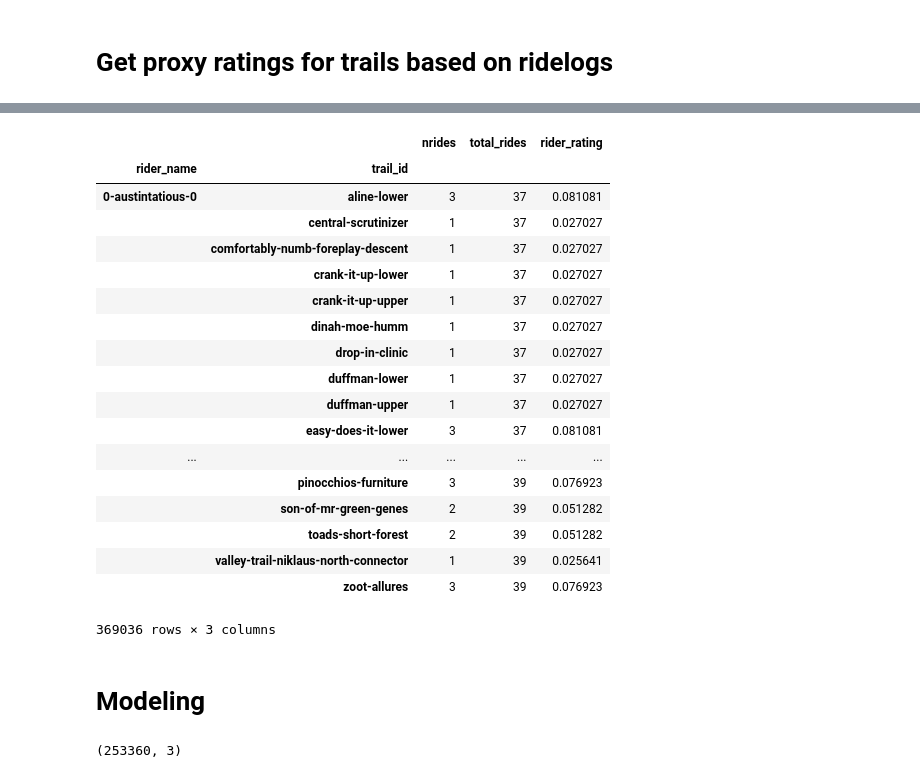
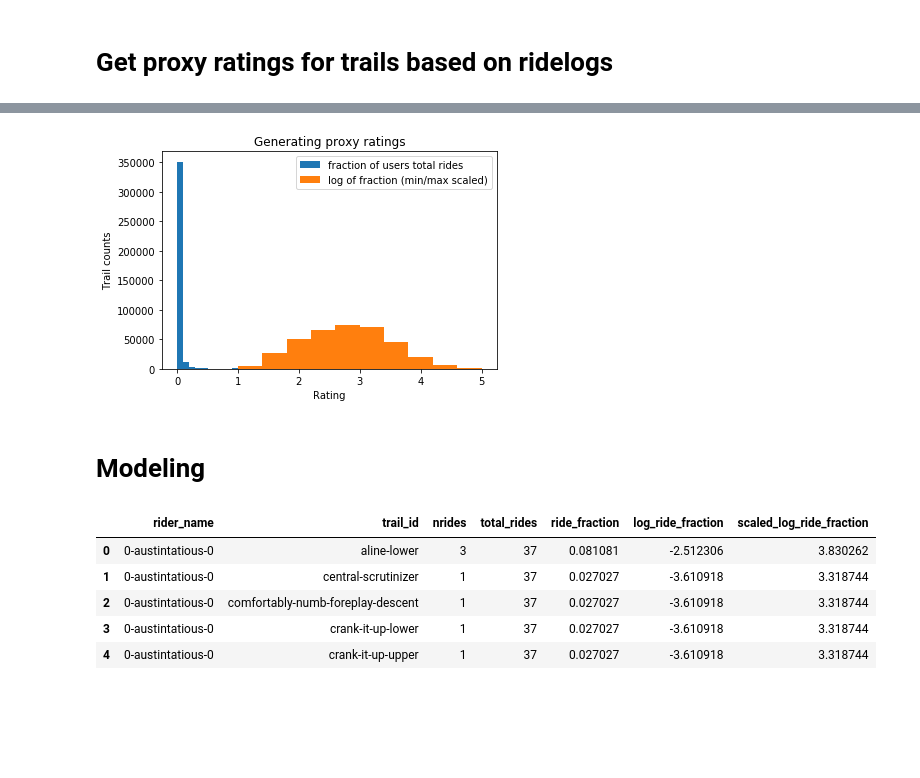
Before and after one commit to briangraham/trailrec, a Jupyter notebook: notebooks/model_collab.ipynb, the cells around one changed output, grey strips where cells are left out. Saved outputs shown, nothing was run; the diff lists cells and outputs as text; code cells hidden in the pictures; blank space fills up the shorter version.

```diff
--- a/notebooks/model_collab.ipynb
+++ b/notebooks/model_collab.ipynb
@@ -56,34 +26,51 @@ df_rider_trail_counts.head()
-# %%
-df_combined = df_rider_trail_counts.join(df_rider_total,on='rider_name')
-df_combined.columns = ['nrides', 'total_rides']
-df_combined['rider_rating'] = df_combined['nrides']/df_combined['total_rides']
-df_combined
-# %% [output]
-|  |  | nrides | total_rides | rider_rating |
-| rider_name | trail_id |  |  |  |
-| 0-austintatious-0 | aline-lower | 3 | 37 | 0.081081 |
-|  | central-scrutinizer | 1 | 37 | 0.027027 |
-|  | comfortably-numb-foreplay-descent | 1 | 37 | 0.027027 |
-|  | crank-it-up-lower | 1 | 37 | 0.027027 |
-|  | crank-it-up-upper | 1 | 37 | 0.027027 |
-|  | dinah-moe-humm | 1 | 37 | 0.027027 |
-|  | drop-in-clinic | 1 | 37 | 0.027027 |
-|  | duffman-lower | 1 | 37 | 0.027027 |
-|  | duffman-upper | 1 | 37 | 0.027027 |
-|  | easy-does-it-lower | 3 | 37 | 0.081081 |
-| ... | ... | ... | ... | ... |
-|  | pinocchios-furniture | 3 | 39 | 0.076923 |
-|  | son-of-mr-green-genes | 2 | 39 | 0.051282 |
-|  | toads-short-forest | 2 | 39 | 0.051282 |
-|  | valley-trail-niklaus-north-connector | 1 | 39 | 0.025641 |
-|  | zoot-allures | 3 | 39 | 0.076923 |
-369036 rows × 3 columns
+# %%
+# get total ride counts
+rider_name_list = df['rider_name'].unique()
+ridecounts = df.groupby('rider_name')['trail_id'].count()
+df_rider_total = pd.DataFrame({'ride_counts':ridecounts})
+
+# get total ride counts by trail
+df_rider_trail_counts_group = df.groupby(['rider_name','trail_id'])
+df_rider_trail_counts = df_rider_trail_counts_group.count()
+df_rider_trail_counts = df_rider_trail_counts[['ride_date']]
+
+# Combine and get rider ratings
+df_combined = df_rider_trail_counts.join(df_rider_total,on='rider_name')
+df_combined.columns = ['nrides', 'total_rides']
+
+df_combined['ride_fraction'] = df_combined['nrides']/df_combined['total_rides']
+#df_combined['ride_freq'] = df_combined['total_rides']/df_combined['ride_fraction']
+#plt.hist((df_combined['ride_freq']))
+df_combined['log_ride_fraction'] = (np.log(df_combined['ride_fraction']))
+#df_combined['log_ride_freq'] = (np.log(df_combined['ride_freq']))
+scaler = MinMaxScaler(feature_range=(1, 5), copy=True)
+scaler.fit(df_combined[['log_ride_fraction']])
+df_combined['scaled_log_ride_fraction'] = scaler.transform(df_combined[['log_ride_fraction']])
+#scaler.fit(df_combined[['log_ride_freq']])
+#df_combined['scaled_log_ride_freq'] = scaler.transform(df_combined[['log_ride_freq']])
+df_combined
+# %%
+plt.hist(df_combined['ride_fraction'])
+plt.hist(df_combined['scaled_log_ride_fraction'])
+plt.legend(['fraction of users total rides','log of fraction (min/max scaled)'])
+plt.title('Generating proxy ratings')
+plt.ylabel('Trail counts')
+plt.xlabel('Rating')
+plt.savefig('graphs/proxy_rating_creation.png')
+# %% [output]
+[figure, added]
 # %% [markdown]
 # Modeling
 # %%
 # prepare data
-df_sub =  df_combined[df_combined['total_rides'] > 100] # option to take a subset of users
-df_formatted = df_sub.reset_index()[['rider_name','trail_id','rider_rating']]
-df_formatted.shape
+df_sub = df_combined
+#df_sub =  df_combined[df_combined['total_rides'] > 100] # option to take a subset of users
+df_formatted = df_sub.reset_index()
+df_formatted.head()
 # %% [output]
-(253360, 3)
+|  | rider_name | trail_id | nrides | total_rides | ride_fraction | log_ride_fraction | scaled_log_ride_fraction |
+| 0 | 0-austintatious-0 | aline-lower | 3 | 37 | 0.081081 | -2.512306 | 3.830262 |
+| 1 | 0-austintatious-0 | central-scrutinizer | 1 | 37 | 0.027027 | -3.610918 | 3.318744 |
+| 2 | 0-austintatious-0 | comfortably-numb-foreplay-descent | 1 | 37 | 0.027027 | -3.610918 | 3.318744 |
+| 3 | 0-austintatious-0 | crank-it-up-lower | 1 | 37 | 0.027027 | -3.610918 | 3.318744 |
+| 4 | 0-austintatious-0 | crank-it-up-upper | 1 | 37 | 0.027027 | -3.610918 | 3.318744 |
```
Also changed, not shown: parts of 29 cells of this notebook, 1 other file.
